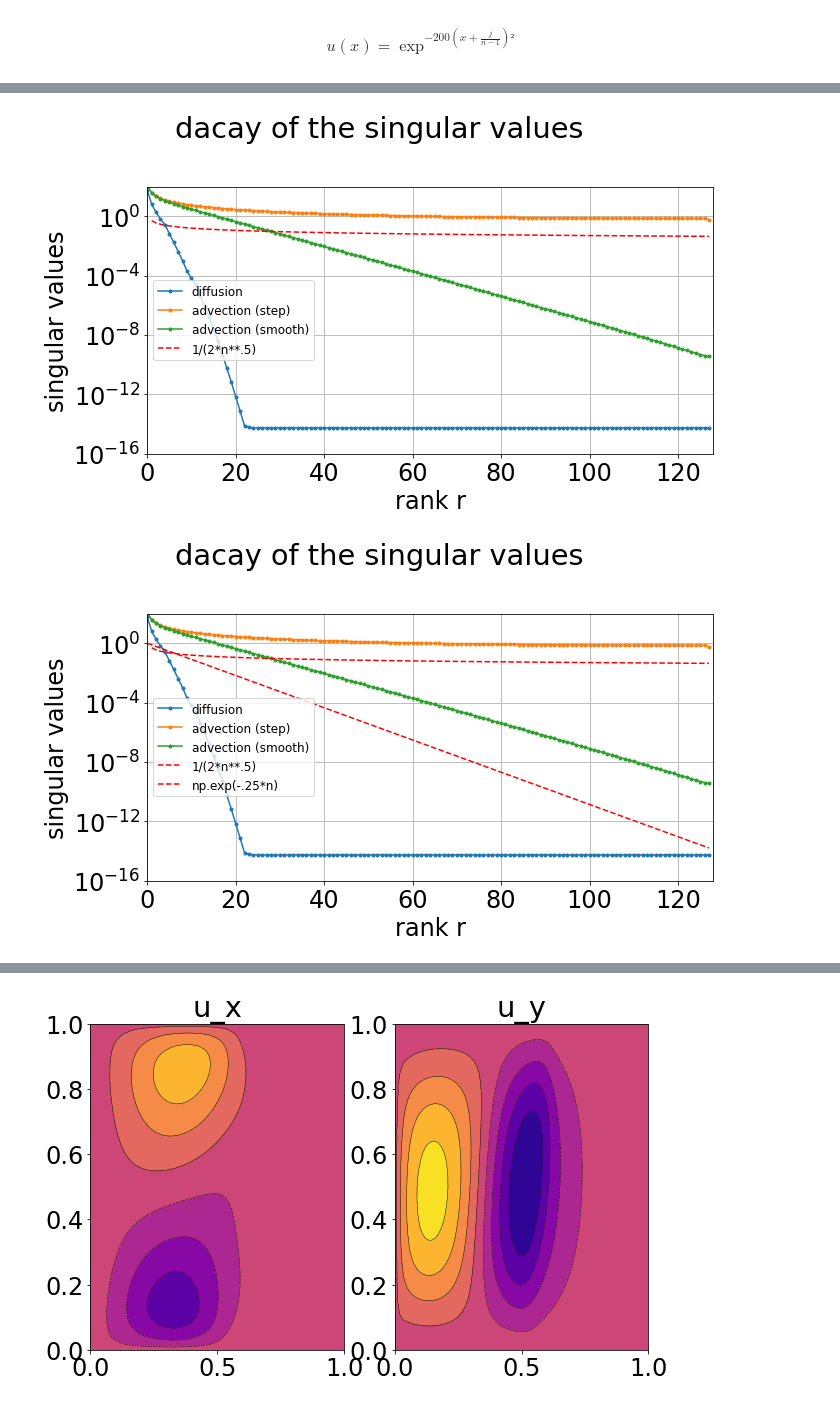
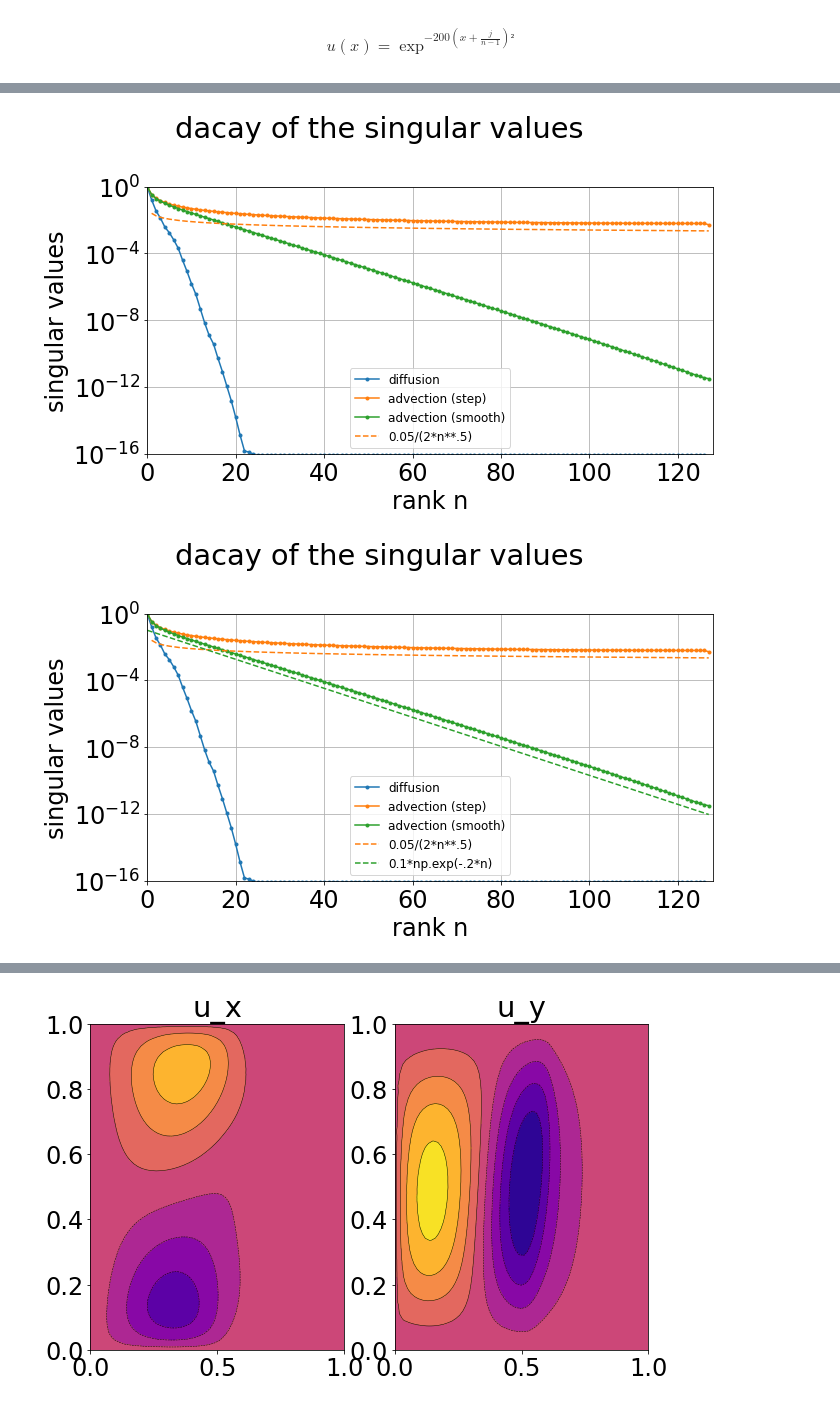
Before and after one commit to flabowski/FEniCS_rb_demo, a Jupyter notebook: poisson problem.ipynb, the cells around one changed output, grey strips where cells are left out. Cells and saved outputs as stored; diff of their text form; code cells hidden in the pictures.

```diff
--- a/poisson problem.ipynb
+++ b/poisson problem.ipynb
@@ -144,12 +141,15 @@ def plot_snapshots_2D(X):
 def plot_singular_values(X):
     U, S, VT = np.linalg.svd(X, full_matrices=False)
     #print(S)
+    S = S/S[0]  # normalize singular values to make for a better comparison!
+
     fig, ax1 = plt.subplots()
     ax1.plot(np.arange(0, len(S)), S, "k.-", label="sv")
-    ax1.set_xlabel("rank r")
+    ax1.set_xlabel("rank n")
     ax1.set_ylabel("singular values")
     ax1.set_yscale('log')
-    ax1.set_ylim([1e-16, 1e2])
+    ax1.set_xlim([0, len(S)])
+    ax1.set_ylim([1e-16, 1e0])
     ax1.grid(which="both")
     plt.suptitle("dacay of the singular values")
     #plt.grid()
@@ -231,3 +231,22 @@ for i in range(m):
 #plot_snapshots_lines(X)
 #plot_snapshots_2D(X)
 #S_adv3 = plot_singular_values(X)
+# %%
+fig, ax1 = plt.subplots()
+lbls = ["diffusion", "advection (step)", "advection (smooth)"]
+for i, S in enumerate([S_diff, S_adv1, S_adv2]):
+    ax1.plot(np.arange(0, len(S)), S, ".-", label=lbls[i])
+n = np.arange(0, len(S))
+#ax1.plot(n, 1/(2*n**.5), "r--", label="1/(2*n**.5)")
+#ax1.plot(n, np.exp(-.25*n), "r--", label="np.exp(-.25*n)")
+ax1.set_xlabel("rank n")
+ax1.set_ylabel("singular values")
+ax1.set_yscale('log')
+ax1.set_xlim([0, len(S)])
+ax1.set_ylim([1e-16, 1e0])
+ax1.grid(which="both")
+plt.suptitle("dacay of the singular values")
+#plt.grid()
+plt.legend(prop={'size': 12})
+plt.tight_layout()
+plt.show()
@@ -239,11 +260,11 @@ for i, S in enumerate([S_diff, S_adv1, S_adv2]):
 n = np.arange(0, len(S))
 #ax1.plot(n, 1/(2*n**.5), "r--", label="1/(2*n**.5)")
 #ax1.plot(n, np.exp(-.25*n), "r--", label="np.exp(-.25*n)")
-ax1.set_xlabel("rank r")
+ax1.set_xlabel("rank n")
 ax1.set_ylabel("singular values")
 ax1.set_yscale('log')
 ax1.set_xlim([0, len(S)])
-ax1.set_ylim([1e-16, 1e2])
+ax1.set_ylim([1e-16, 1e0])
 ax1.grid(which="both")
 plt.suptitle("dacay of the singular values")
 #plt.grid()
@@ -256,13 +277,12 @@ lbls = ["diffusion", "advection (step)", "advection (smooth)"]
 for i, S in enumerate([S_diff, S_adv1, S_adv2]):
     ax1.plot(np.arange(0, len(S)), S, ".-", label=lbls[i])
 n = np.arange(0, len(S))
-ax1.plot(n, 1/(2*n**.5), "r--", label="1/(2*n**.5)")
-#ax1.plot(n, np.exp(-.25*n), "r--", label="np.exp(-.25*n)")
-ax1.set_xlabel("rank r")
+ax1.plot(n, .05/(2*n**.5), "--", color="tab:orange", label="0.05/(2*n**.5)")
+ax1.set_xlabel("rank n")
 ax1.set_ylabel("singular values")
 ax1.set_yscale('log')
 ax1.set_xlim([0, len(S)])
-ax1.set_ylim([1e-16, 1e2])
+ax1.set_ylim([1e-16, 1e0])
 ax1.grid(which="both")
 plt.suptitle("dacay of the singular values")
 #plt.grid()
@@ -275,13 +295,13 @@ lbls = ["diffusion", "advection (step)", "advection (smooth)"]
 for i, S in enumerate([S_diff, S_adv1, S_adv2]):
     ax1.plot(np.arange(0, len(S)), S, ".-", label=lbls[i])
 n = np.arange(0, len(S))
-ax1.plot(n, 1/(2*n**.5), "r--", label="1/(2*n**.5)")
-ax1.plot(n, np.exp(-.25*n), "r--", label="np.exp(-.25*n)")
-ax1.set_xlabel("rank r")
+ax1.plot(n, .05/(2*n**.5), "--", color="tab:orange", label="0.05/(2*n**.5)")
+ax1.plot(n, .1*np.exp(-.2*n), "--", color="tab:green", label="0.1*np.exp(-.2*n)")
+ax1.set_xlabel("rank n")
 ax1.set_ylabel("singular values")
 ax1.set_yscale('log')
 ax1.set_xlim([0, len(S)])
-ax1.set_ylim([1e-16, 1e2])
+ax1.set_ylim([1e-16, 1e0])
 ax1.grid(which="both")
 plt.suptitle("dacay of the singular values")
 #plt.grid()
@@ -293,3 +313,3 @@ plt.show()
-[figure, old version]
+[figure, new version]
-[figure, old version]
+[figure, new version]
 # %%
```
Also changed, not shown: parts of 14 cells of this notebook.
